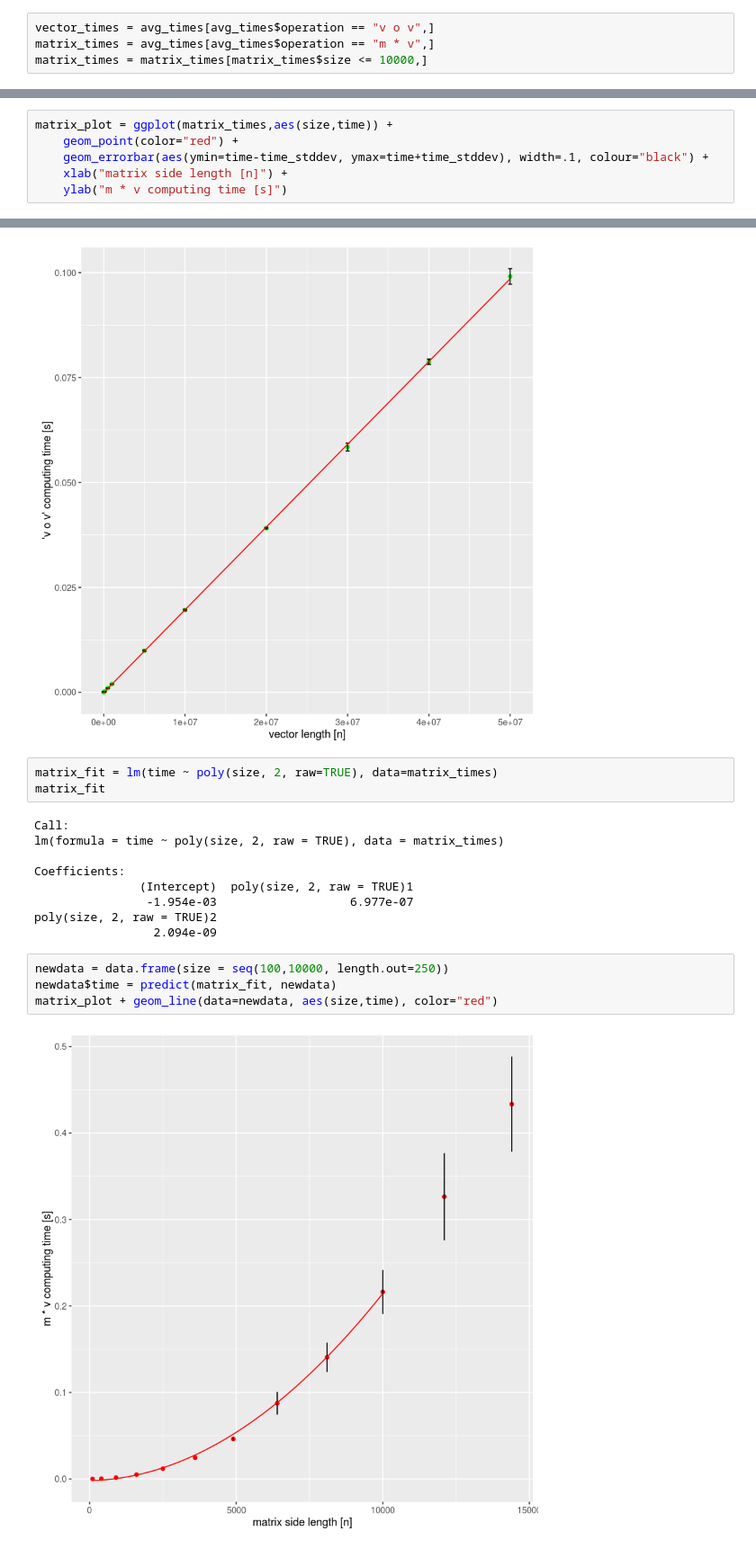
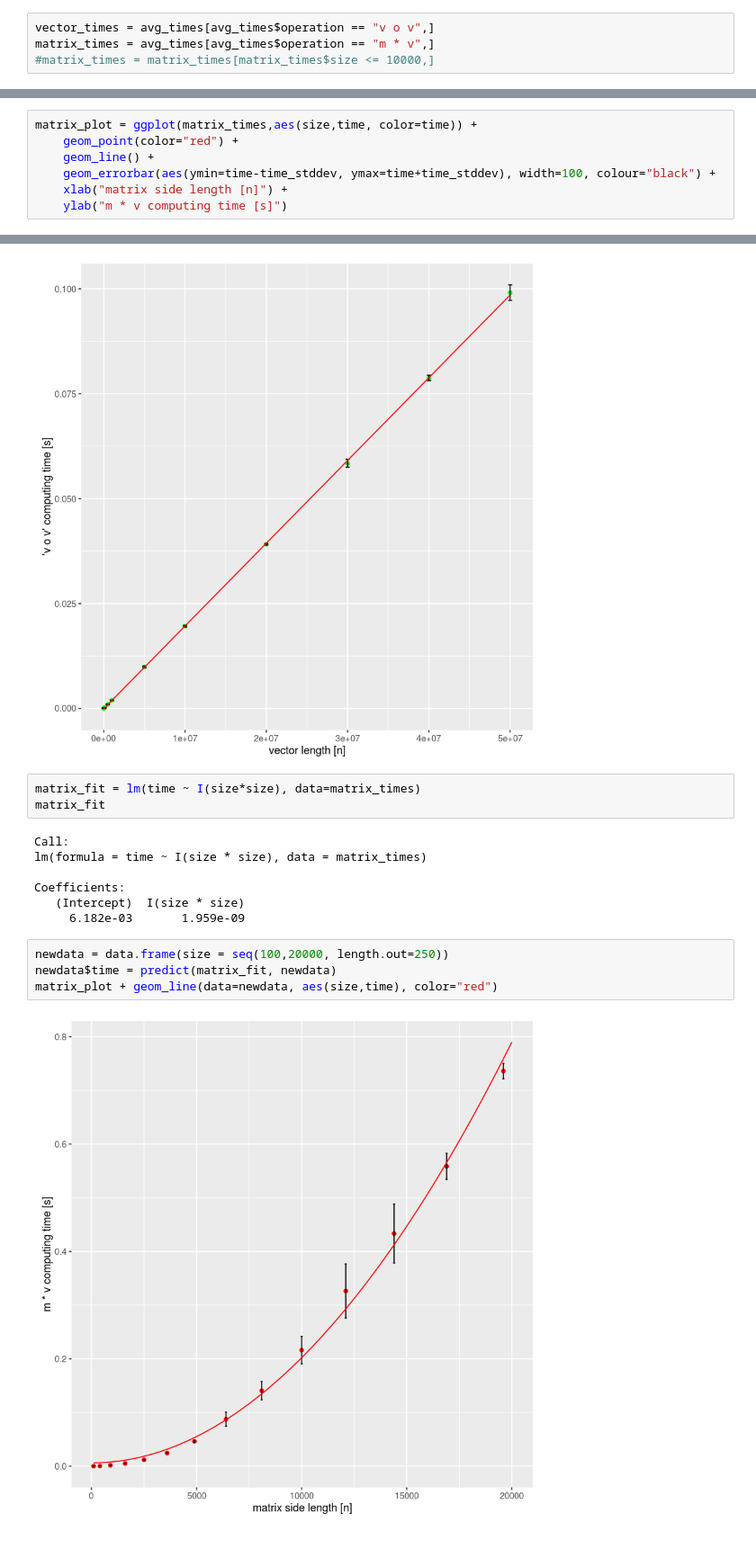
Before and after one commit to mszpyrka/MOWNIT-2018, a Jupyter notebook: zadanie4/zadanie4.ipynb, the cells around one changed output, grey strips where cells are left out. Shown: that part at 90% size. Saved outputs shown, nothing was run; the diff lists cells and outputs as text.

```diff
--- a/zadanie4/zadanie4.ipynb
+++ b/zadanie4/zadanie4.ipynb
@@ -80,4 +80,4 @@ avg_times
 # %%
 vector_times = avg_times[avg_times$operation == "v o v",]
 matrix_times = avg_times[avg_times$operation == "m * v",]
-matrix_times = matrix_times[matrix_times$size <= 10000,]
+#matrix_times = matrix_times[matrix_times$size <= 10000,]
@@ -110,9 +92,10 @@ vector_plot
 # %% [output]
 [figure]
 # %%
-matrix_plot = ggplot(matrix_times,aes(size,time)) +
+matrix_plot = ggplot(matrix_times,aes(size,time, color=time)) +
     geom_point(color="red") +
-    geom_errorbar(aes(ymin=time-time_stddev, ymax=time+time_stddev), width=.1, colour="black") +
+    geom_line() +
+    geom_errorbar(aes(ymin=time-time_stddev, ymax=time+time_stddev), width=100, colour="black") +
     xlab("matrix side length [n]") +
     ylab("m * v computing time [s]")
 # %%
@@ -136,20 +119,18 @@ vector_plot + geom_line(data=newdata, aes(size,time), color="red")
 # %% [output]
 [figure]
 # %%
-matrix_fit = lm(time ~ poly(size, 2, raw=TRUE), data=matrix_times)
+matrix_fit = lm(time ~ I(size*size), data=matrix_times)
 matrix_fit
 # %% [output]
 Call:
-lm(formula = time ~ poly(size, 2, raw = TRUE), data = matrix_times)
+lm(formula = time ~ I(size * size), data = matrix_times)
 
 Coefficients:
-               (Intercept)  poly(size, 2, raw = TRUE)1
-                -1.954e-03                   6.977e-07
-poly(size, 2, raw = TRUE)2
-                 2.094e-09
+   (Intercept)  I(size * size)
+     6.182e-03       1.959e-09
 # %%
-newdata = data.frame(size = seq(100,10000, length.out=250))
+newdata = data.frame(size = seq(100,20000, length.out=250))
 newdata$time = predict(matrix_fit, newdata)
 matrix_plot + geom_line(data=newdata, aes(size,time), color="red")
 # %% [output]
-[figure, old version]
+[figure, new version]
```
Also changed, not shown: parts of 4 cells of this notebook.
